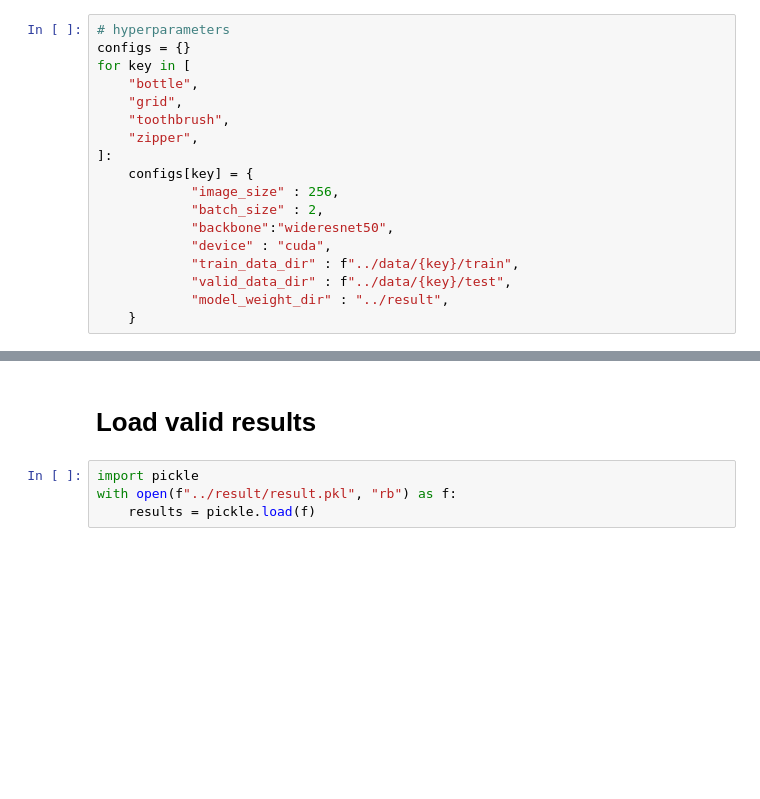
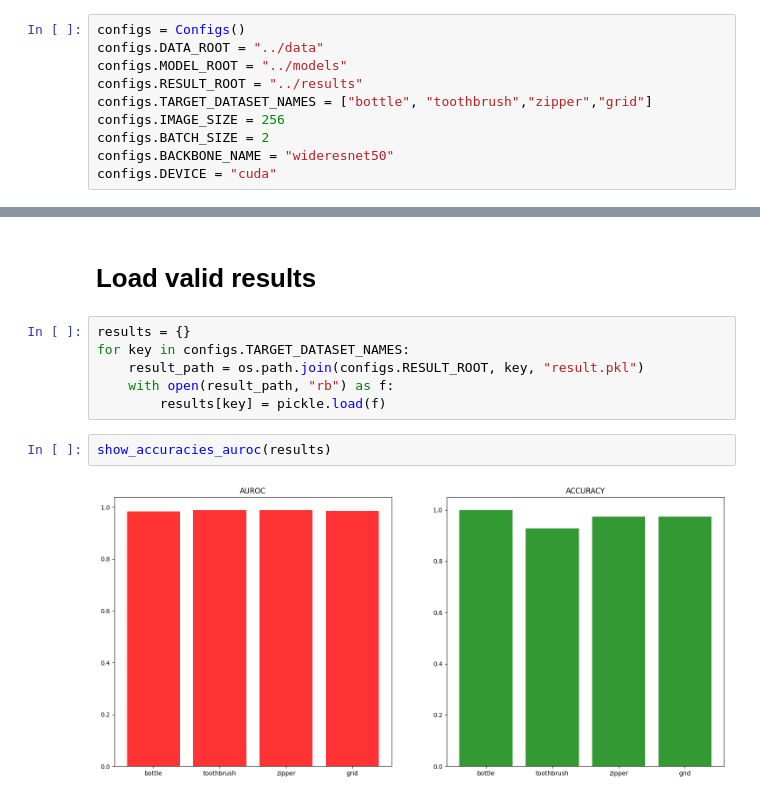
Before and after one commit to naninya/AnomalyDetection, a Jupyter notebook: notebook/Sample_mvtec.ipynb, the cells around one changed output, grey strips where cells are left out. Drawn from its saved outputs; the diff is of its cells as text; blank space fills up the shorter version.

```diff
--- a/notebook/Sample_mvtec.ipynb
+++ b/notebook/Sample_mvtec.ipynb
@@ -81,20 +56,12 @@ reform_mvtec_dir_tree()
 # %% [markdown]
 # Configs
-# %%
-# hyperparameters
-configs = {}
-for key in [
-    "bottle",
-    "grid",
-    "toothbrush",
-    "zipper",
-]:
-    configs[key] = {
-            "image_size" : 256,
-            "batch_size" : 2,
-            "backbone":"wideresnet50",
-            "device" : "cuda",
-            "train_data_dir" : f"../data/{key}/train",
-            "valid_data_dir" : f"../data/{key}/test",
-            "model_weight_dir" : "../result",
-    }
+# %%
+configs = Configs()
+configs.DATA_ROOT = "../data"
+configs.MODEL_ROOT = "../models"
+configs.RESULT_ROOT = "../results"
+configs.TARGET_DATASET_NAMES = ["bottle", "toothbrush","zipper","grid"]
+configs.IMAGE_SIZE = 256
+configs.BATCH_SIZE = 2
+configs.BACKBONE_NAME = "wideresnet50"
+configs.DEVICE = "cuda"
@@ -175,6 +107,12 @@ sampled feature shape: (42803, 1024)
 # %% [markdown]
 # Load valid results
-# %%
-import pickle
-with open(f"../result/result.pkl", "rb") as f:
-    results = pickle.load(f)
+# %%
+results = {}
+for key in configs.TARGET_DATASET_NAMES:
+    result_path = os.path.join(configs.RESULT_ROOT, key, "result.pkl")
+    with open(result_path, "rb") as f:
+        results[key] = pickle.load(f)
+# %%
+show_accuracies_auroc(results)
+# %% [output]
+[figure, added]
```
Also changed, not shown: parts of 19 cells of this notebook, 12 other files.
